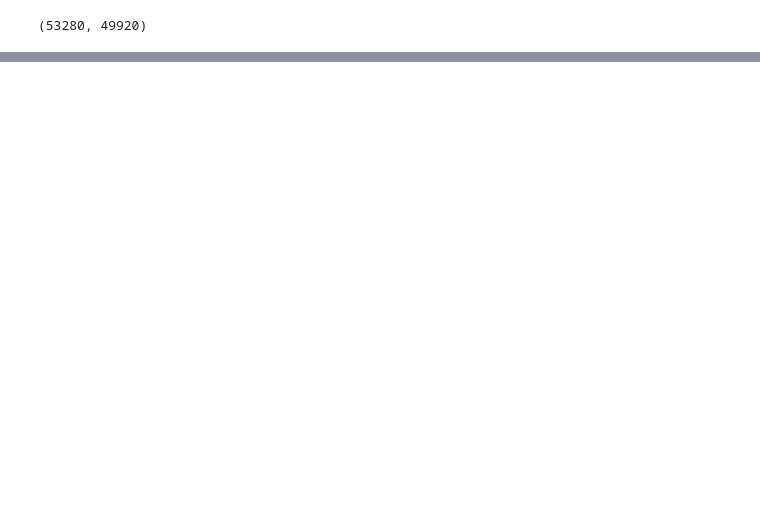
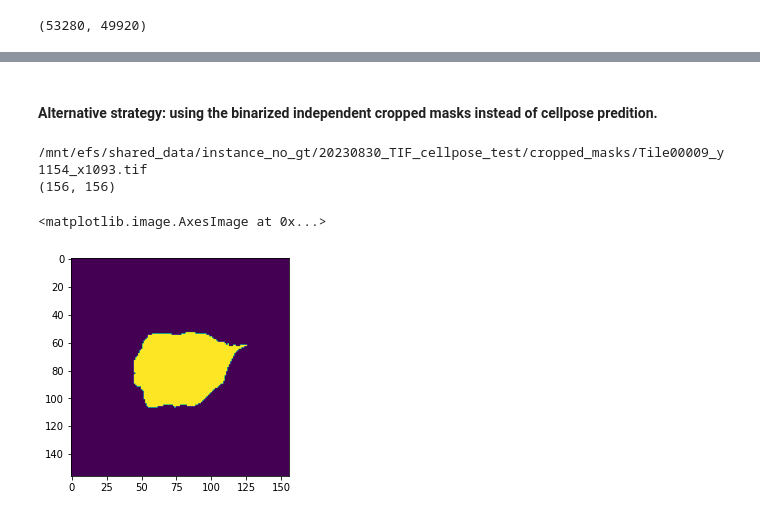
Before and after one commit to lmanan/underground, a Jupyter notebook: Mobie_preparation.ipynb, the cells around one changed output, grey strips where cells are left out. Cells and saved outputs as stored; diff of their text form; code cells hidden in the pictures; blank space fills up the shorter version.

```diff
--- a/Mobie_preparation.ipynb
+++ b/Mobie_preparation.ipynb
@@ -73,0 +122,21 @@ To install the default backend (currently PyQt5), run "pip install napari[all]"
+# %% [markdown]
+#### Alternative strategy: using the binarized independent cropped masks instead of cellpose predition.
+# %%
+# Set the directory for cropped mask files:
+cropped_mask_files = sorted(glob(os.path.join(root_dir, 'cropped_masks', '*.tif')))
+print(cropped_mask_files[50])
+
+# example name where tile is stored and coordinate of centroid:
+# Tile00009_y1154_x1093.tif
+
+# example reading in and taking the shape:
+test_mask = tifffile.imread(cropped_mask_files[50])
+print(test_mask.shape) # 156, 156
+
+# showing:
+plt.imshow(test_mask)
+# %% [output]
+/mnt/efs/shared_data/instance_no_gt/20230830_TIF_cellpose_test/cropped_masks/Tile00009_y1154_x1093.tif
+(156, 156)
+<matplotlib.image.AxesImage at 0x...>
+[figure, added]
```
Also changed, not shown: parts of 16 cells of this notebook.
